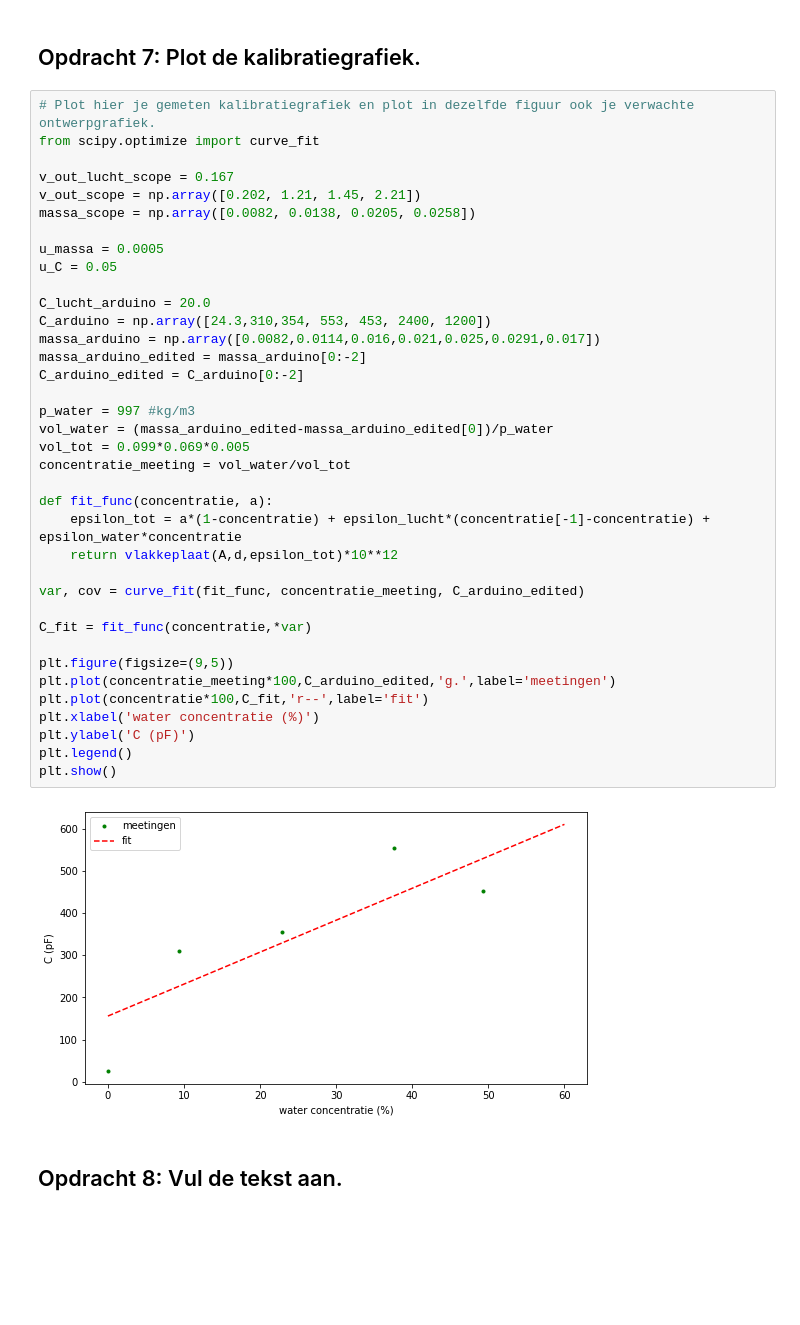
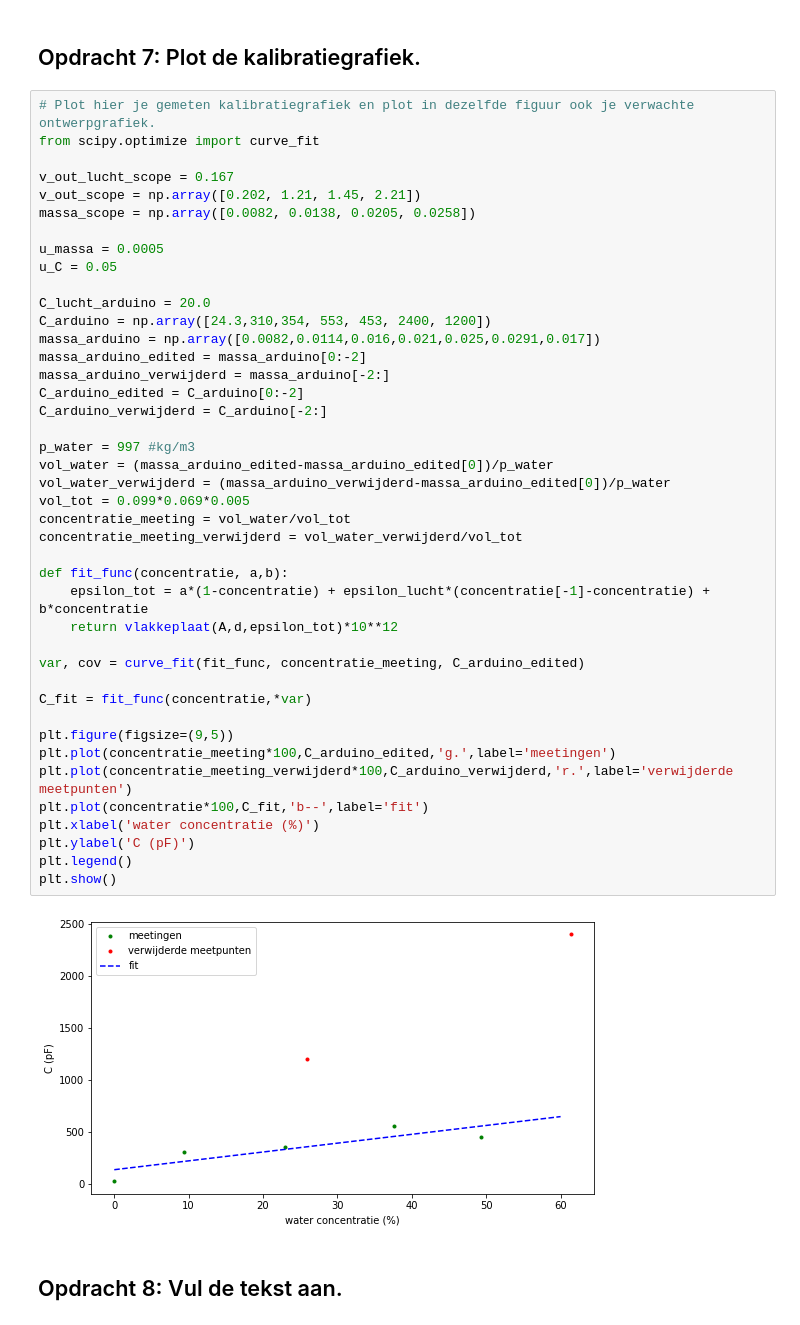
Before and after one commit to oprelo/opdrachten-DEF-D, a Jupyter notebook: FysiekeOntwerpopdrachten/2OntwerpEenSensorCondensator/DEFOntwerpopdracht2OntwerpEenSensorInvulTemplate.ipynb, the cells around one changed output. Drawn from its saved outputs; the diff is of its cells as text; blank space fills up the shorter version.

Commit message:
plot verbeterd

```diff
--- a/FysiekeOntwerpopdrachten/2OntwerpEenSensorCondensator/DEFOntwerpopdracht2OntwerpEenSensorInvulTemplate.ipynb
+++ b/FysiekeOntwerpopdrachten/2OntwerpEenSensorCondensator/DEFOntwerpopdracht2OntwerpEenSensorInvulTemplate.ipynb
@@ -129,37 +129,42 @@ v_out_lucht_scope = 0.167
 v_out_scope = np.array([0.202, 1.21, 1.45, 2.21])
 massa_scope = np.array([0.0082, 0.0138, 0.0205, 0.0258])
 
 u_massa = 0.0005
 u_C = 0.05
 
 C_lucht_arduino = 20.0
 C_arduino = np.array([24.3,310,354, 553, 453, 2400, 1200])
 massa_arduino = np.array([0.0082,0.0114,0.016,0.021,0.025,0.0291,0.017])
 massa_arduino_edited = massa_arduino[0:-2]
+massa_arduino_verwijderd = massa_arduino[-2:]
 C_arduino_edited = C_arduino[0:-2]
+C_arduino_verwijderd = C_arduino[-2:]
 
 p_water = 997 #kg/m3
 vol_water = (massa_arduino_edited-massa_arduino_edited[0])/p_water
+vol_water_verwijderd = (massa_arduino_verwijderd-massa_arduino_edited[0])/p_water
 vol_tot = 0.099*0.069*0.005
 concentratie_meeting = vol_water/vol_tot
+concentratie_meeting_verwijderd = vol_water_verwijderd/vol_tot
 
-def fit_func(concentratie, a):
-    epsilon_tot = a*(1-concentratie) + epsilon_lucht*(concentratie[-1]-concentratie) + epsilon_water*concentratie
+def fit_func(concentratie, a,b):
+    epsilon_tot = a*(1-concentratie) + epsilon_lucht*(concentratie[-1]-concentratie) + b*concentratie
     return vlakkeplaat(A,d,epsilon_tot)*10**12
 
 var, cov = curve_fit(fit_func, concentratie_meeting, C_arduino_edited)
 
 C_fit = fit_func(concentratie,*var)
 
 plt.figure(figsize=(9,5))
 plt.plot(concentratie_meeting*100,C_arduino_edited,'g.',label='meetingen')
-plt.plot(concentratie*100,C_fit,'r--',label='fit')
+plt.plot(concentratie_meeting_verwijderd*100,C_arduino_verwijderd,'r.',label='verwijderde meetpunten')
+plt.plot(concentratie*100,C_fit,'b--',label='fit')
 plt.xlabel('water concentratie (%)')
 plt.ylabel('C (pF)')
 plt.legend()
 plt.show()
 # %% [output]
-[figure, old version]
+[figure, new version]
 # %% [markdown]
 ## Opdracht 8: Vul de tekst aan.
 # %% [markdown]
```
